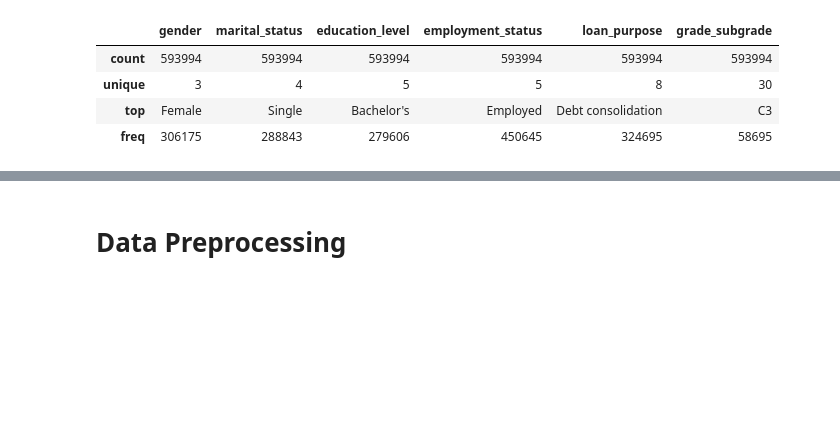
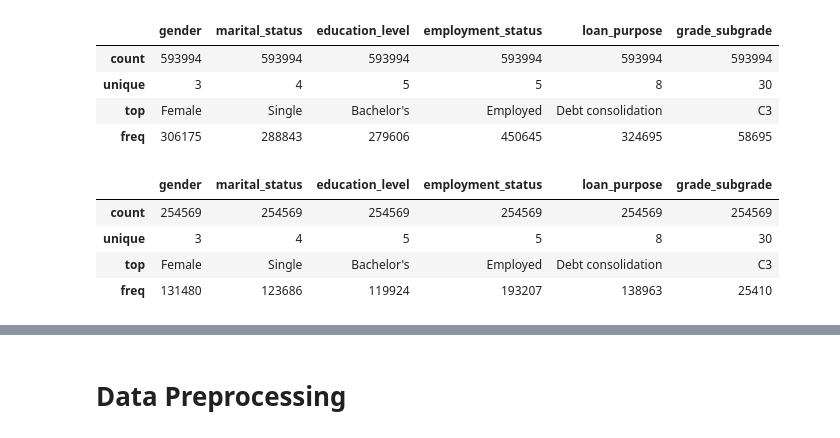
Before and after one commit to Shravani-std/Kaggle_Competations_problems, a Jupyter notebook: Predicting_Loan_Payback.ipynb, the cells around one changed output, grey strips where cells are left out. Cells and saved outputs as stored; diff of their text form; code cells hidden in the pictures; blank space fills up the shorter version.

```diff
--- a/Predicting_Loan_Payback.ipynb
+++ b/Predicting_Loan_Payback.ipynb
@@ -75,3 +95,11 @@ train_df_categoricals.describe()
 | unique | 3 | 4 | 5 | 5 | 8 | 30 |
 | top | Female | Single | Bachelor's | Employed | Debt consolidation | C3 |
 | freq | 306175 | 288843 | 279606 | 450645 | 324695 | 58695 |
+# %%
+test_df_categoricals.describe()
+# %% [output]
+|  | gender | marital_status | education_level | employment_status | loan_purpose | grade_subgrade |
+| count | 254569 | 254569 | 254569 | 254569 | 254569 | 254569 |
+| unique | 3 | 4 | 5 | 5 | 8 | 30 |
+| top | Female | Single | Bachelor's | Employed | Debt consolidation | C3 |
+| freq | 131480 | 123686 | 119924 | 193207 | 138963 | 25410 |
```
Also changed, not shown: parts of 38 cells of this notebook.
